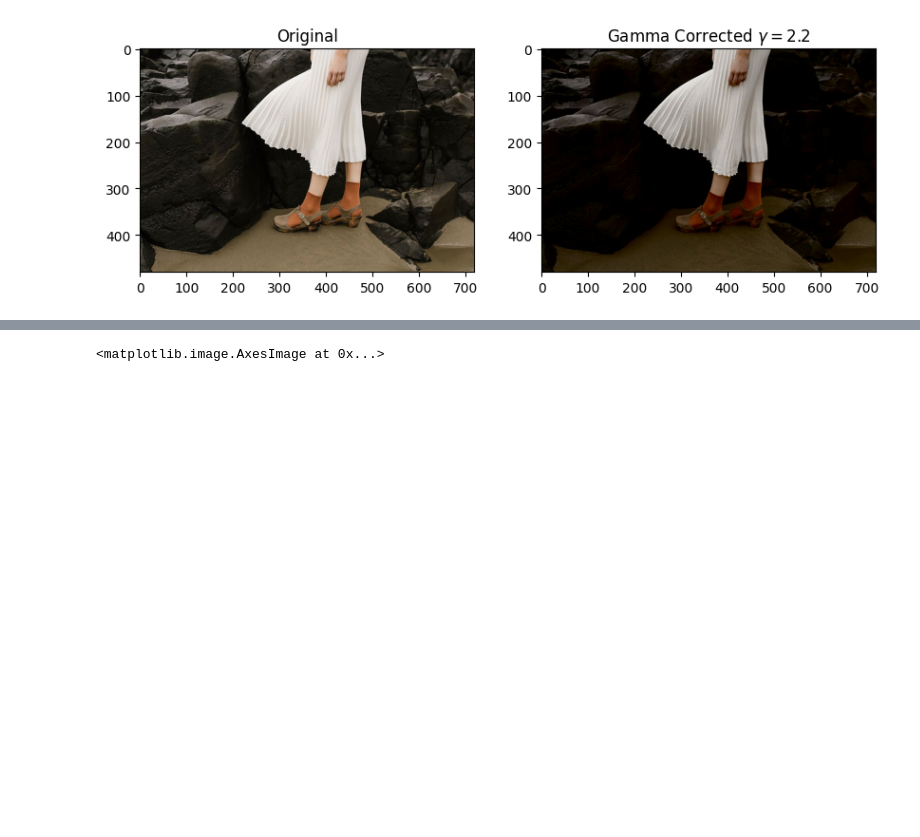
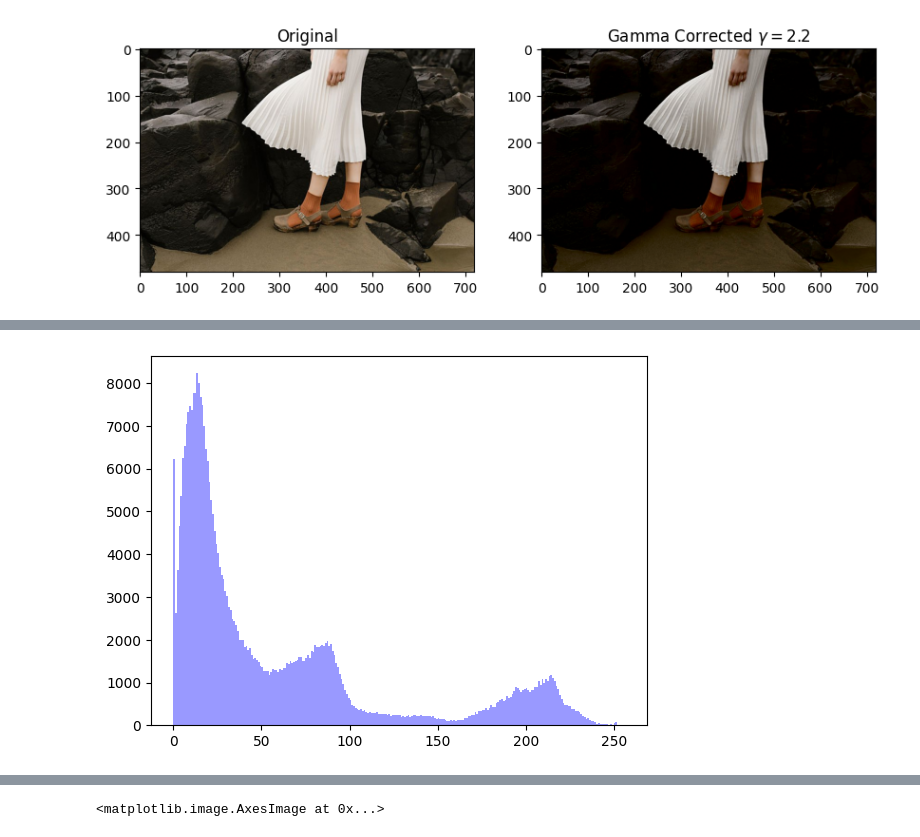
Before and after one commit to SasikaA073/image-processing-assignments-m, a Jupyter notebook: solution.ipynb, the cells around one changed output, grey strips where cells are left out. Cells and saved outputs as stored; diff of their text form; code cells hidden in the pictures; blank space fills up the shorter version.

```diff
--- a/solution.ipynb
+++ b/solution.ipynb
@@ -123,0 +152,4 @@ plt.show()
+# %%
+plt.hist(bgr_img[:,:,0].flatten(), bins=256, range=[0, 256], color='b',alpha=0.4);
+# %% [output]
+[figure, added]
```
Also changed, not shown: parts of 14 cells of this notebook.
